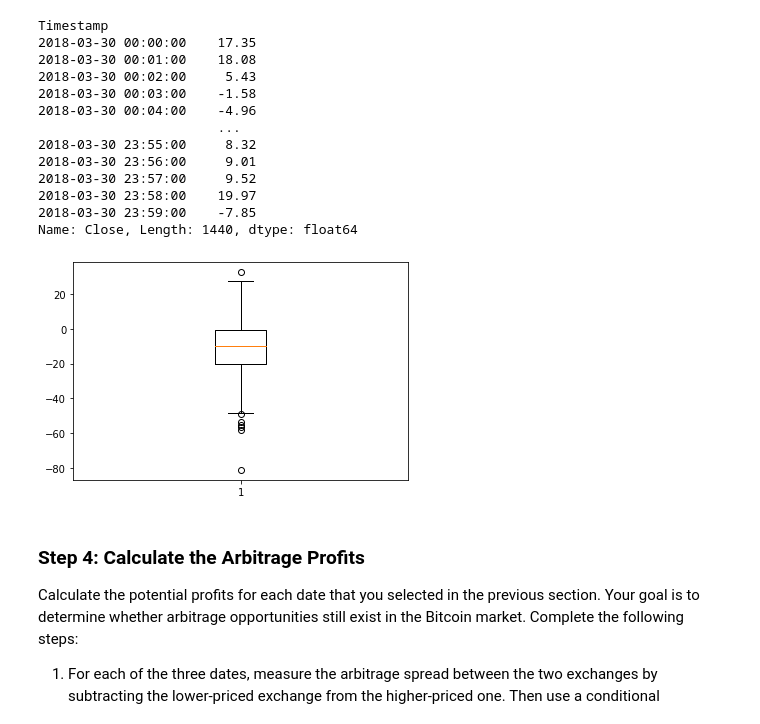
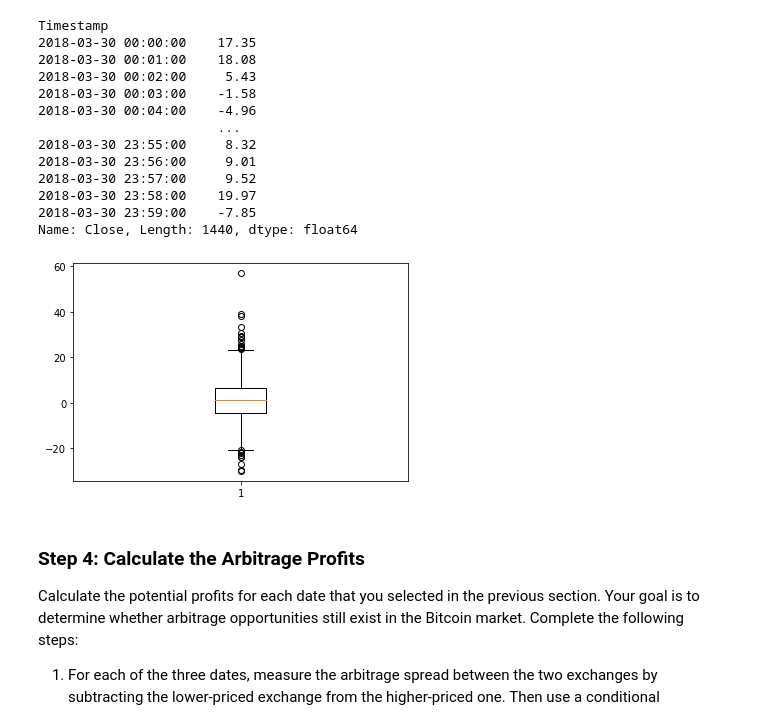
Before and after one commit to davidlampach/module3, a Jupyter notebook: crypto_arbitrage.ipynb, the cells around one changed output. Saved outputs shown, nothing was run; the diff lists cells and outputs as text; code cells hidden in the pictures.

```diff
--- a/crypto_arbitrage.ipynb
+++ b/crypto_arbitrage.ipynb
@@ -446,10 +446,10 @@ Timestamp
 Name: Close, Length: 1440, dtype: float64
 # %%
 # Visualize the arbitrage spread from late in the dataset in a box plot
-plt.boxplot(arbitrage_spread_middle)
+plt.boxplot(arbitrage_spread_late)
 plt.show()
 # %% [output]
-[figure, old version]
+[figure, new version]
 # %% [markdown]
 ### Step 4: Calculate the Arbitrage Profits
 
```
